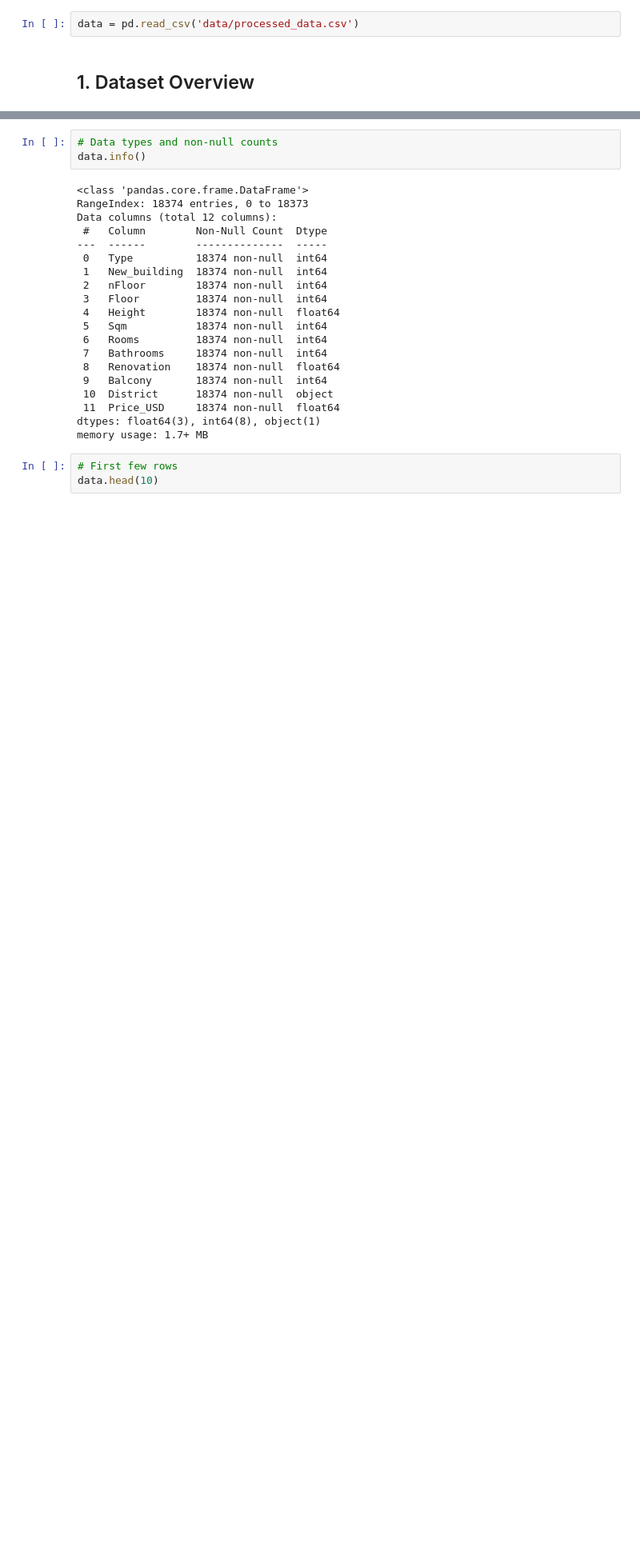
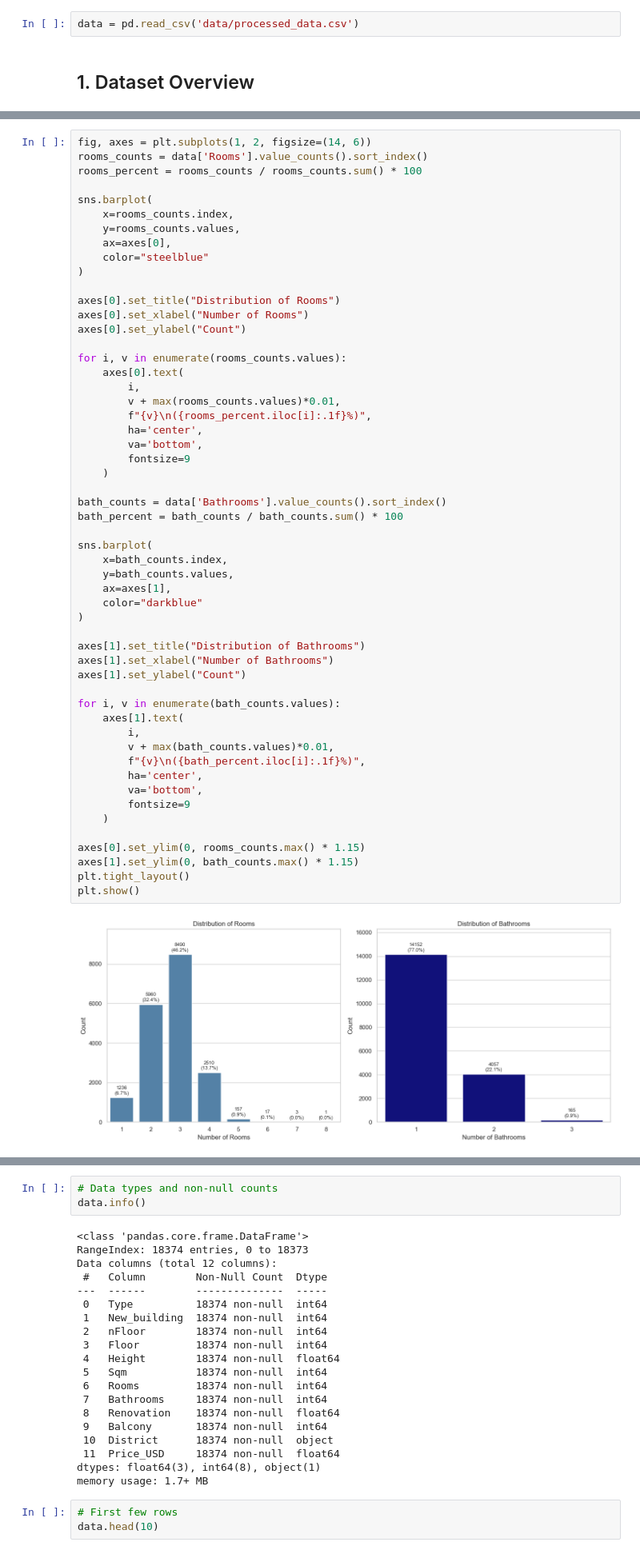
Before and after one commit to AvMariam/housing_dataset, a Jupyter notebook: eda.ipynb, the cells around one changed output, grey strips where cells are left out. Shown at 80% size. Cells and saved outputs as stored; diff of their text form; blank space fills up the shorter version.

```diff
--- a/eda.ipynb
+++ b/eda.ipynb
@@ -13,0 +34,56 @@ data = pd.read_csv('data/processed_data.csv')
+# %%
+fig, axes = plt.subplots(1, 2, figsize=(14, 6))
+rooms_counts = data['Rooms'].value_counts().sort_index()
+rooms_percent = rooms_counts / rooms_counts.sum() * 100
+
+sns.barplot(
+    x=rooms_counts.index,
+    y=rooms_counts.values,
+    ax=axes[0],
+    color="steelblue"
+)
+
+axes[0].set_title("Distribution of Rooms")
+axes[0].set_xlabel("Number of Rooms")
+axes[0].set_ylabel("Count")
+
+for i, v in enumerate(rooms_counts.values):
+    axes[0].text(
+        i,
+        v + max(rooms_counts.values)*0.01,
+        f"{v}\n({rooms_percent.iloc[i]:.1f}%)",
+        ha='center',
+        va='bottom',
+        fontsize=9
+    )
+
+bath_counts = data['Bathrooms'].value_counts().sort_index()
+bath_percent = bath_counts / bath_counts.sum() * 100
+
+sns.barplot(
+    x=bath_counts.index,
+    y=bath_counts.values,
+    ax=axes[1],
+    color="darkblue"
+)
+
+axes[1].set_title("Distribution of Bathrooms")
+axes[1].set_xlabel("Number of Bathrooms")
+axes[1].set_ylabel("Count")
+
+for i, v in enumerate(bath_counts.values):
+    axes[1].text(
+        i,
+        v + max(bath_counts.values)*0.01,
+        f"{v}\n({bath_percent.iloc[i]:.1f}%)",
+        ha='center',
+        va='bottom',
+        fontsize=9
+    )
+
+axes[0].set_ylim(0, rooms_counts.max() * 1.15)
+axes[1].set_ylim(0, bath_counts.max() * 1.15)
+plt.tight_layout()
+plt.show()
+# %% [output]
+[figure, added]
```
Also changed, not shown: parts of 24 cells of this notebook, 8 other files.
